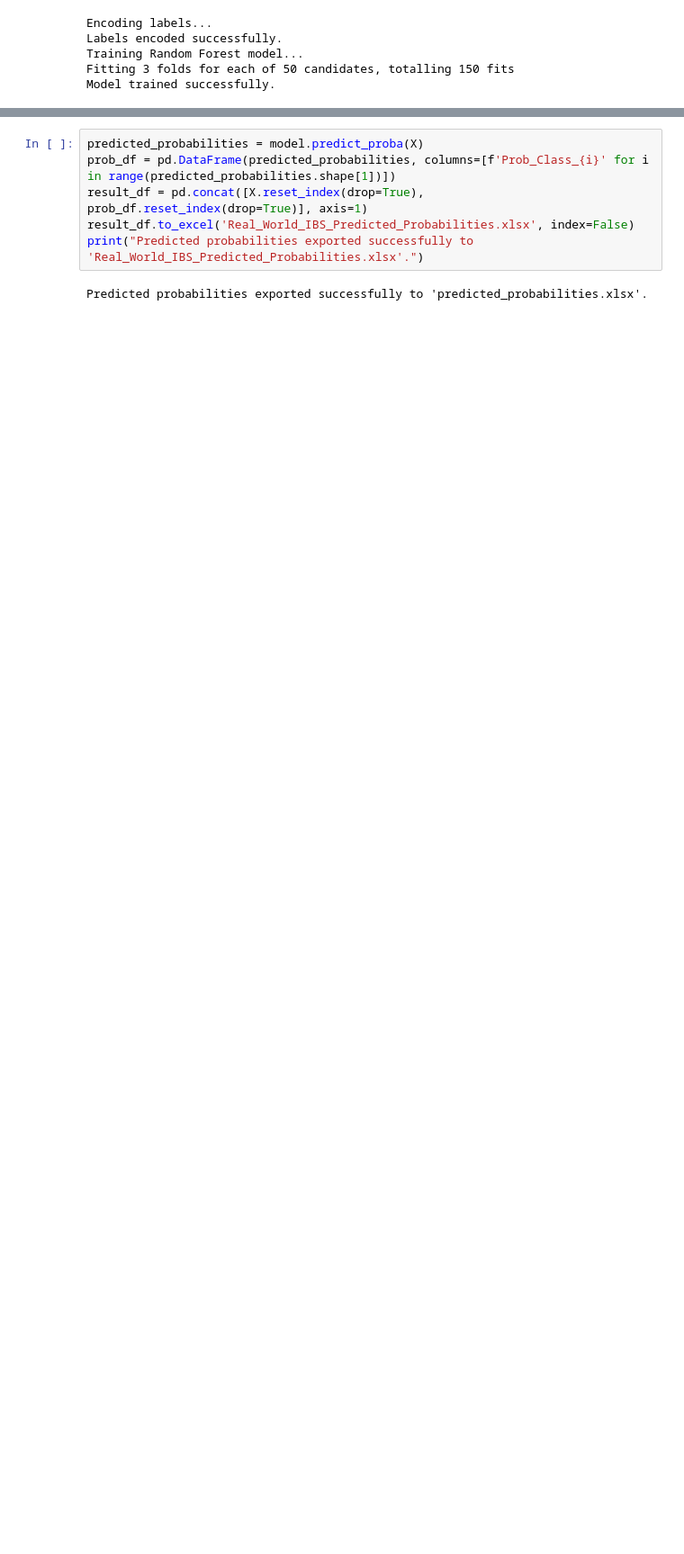
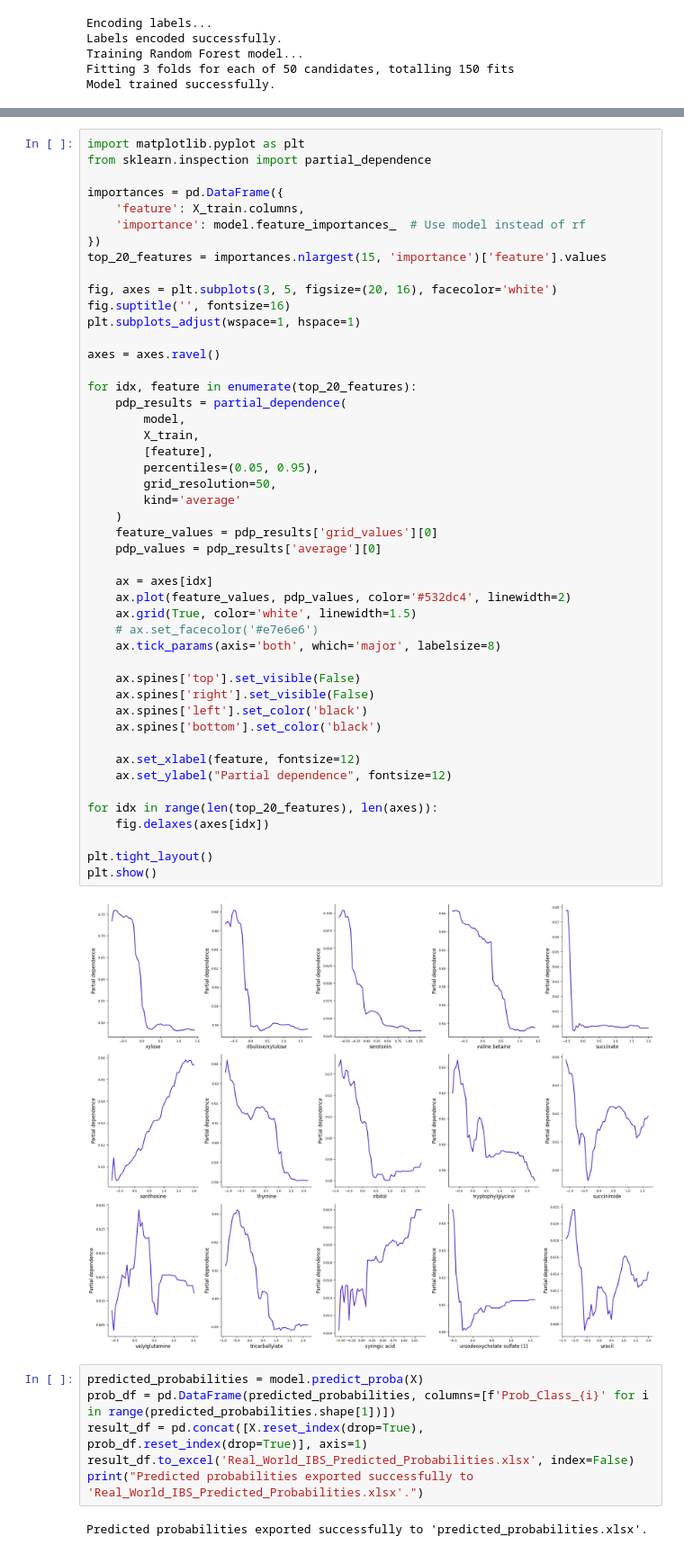
Before and after one commit to woonyee28/CausalSHAP, a Jupyter notebook: code/python/Main_Real_World_IBS.ipynb, the cells around one changed output, grey strips where cells are left out. Shown at 90% size. Cells and saved outputs as stored; diff of their text form; blank space fills up the shorter version.

```diff
--- a/code/python/Main_Real_World_IBS.ipynb
+++ b/code/python/Main_Real_World_IBS.ipynb
@@ -96,3 +121,52 @@ Model trained successfully.
+# %%
+import matplotlib.pyplot as plt
+from sklearn.inspection import partial_dependence
+
+importances = pd.DataFrame({
+    'feature': X_train.columns,
+    'importance': model.feature_importances_  # Use model instead of rf
+})
+top_20_features = importances.nlargest(15, 'importance')['feature'].values
+
+fig, axes = plt.subplots(3, 5, figsize=(20, 16), facecolor='white')
+fig.suptitle('', fontsize=16)
+plt.subplots_adjust(wspace=1, hspace=1)
+
+axes = axes.ravel()
+
+for idx, feature in enumerate(top_20_features):
+    pdp_results = partial_dependence(
+        model,
+        X_train,
+        [feature],
+        percentiles=(0.05, 0.95),
+        grid_resolution=50,
+        kind='average'
+    )
+    feature_values = pdp_results['grid_values'][0]
+    pdp_values = pdp_results['average'][0]
+
+    ax = axes[idx]
+    ax.plot(feature_values, pdp_values, color='#532dc4', linewidth=2)
+    ax.grid(True, color='white', linewidth=1.5)
+    # ax.set_facecolor('#e7e6e6')
+    ax.tick_params(axis='both', which='major', labelsize=8)
+
+    ax.spines['top'].set_visible(False)
+    ax.spines['right'].set_visible(False)
+    ax.spines['left'].set_color('black')
+    ax.spines['bottom'].set_color('black')
+
+    ax.set_xlabel(feature, fontsize=12)
+    ax.set_ylabel("Partial dependence", fontsize=12)
+
+for idx in range(len(top_20_features), len(axes)):
+    fig.delaxes(axes[idx])
+
+plt.tight_layout()
+plt.show()
+# %% [output]
+[figure, added]
 # %%
 predicted_probabilities = model.predict_proba(X)
 prob_df = pd.DataFrame(predicted_probabilities, columns=[f'Prob_Class_{i}' for i in range(predicted_probabilities.shape[1])])
```
Also changed, not shown: parts of 1 cell of this notebook, 6 other files.
